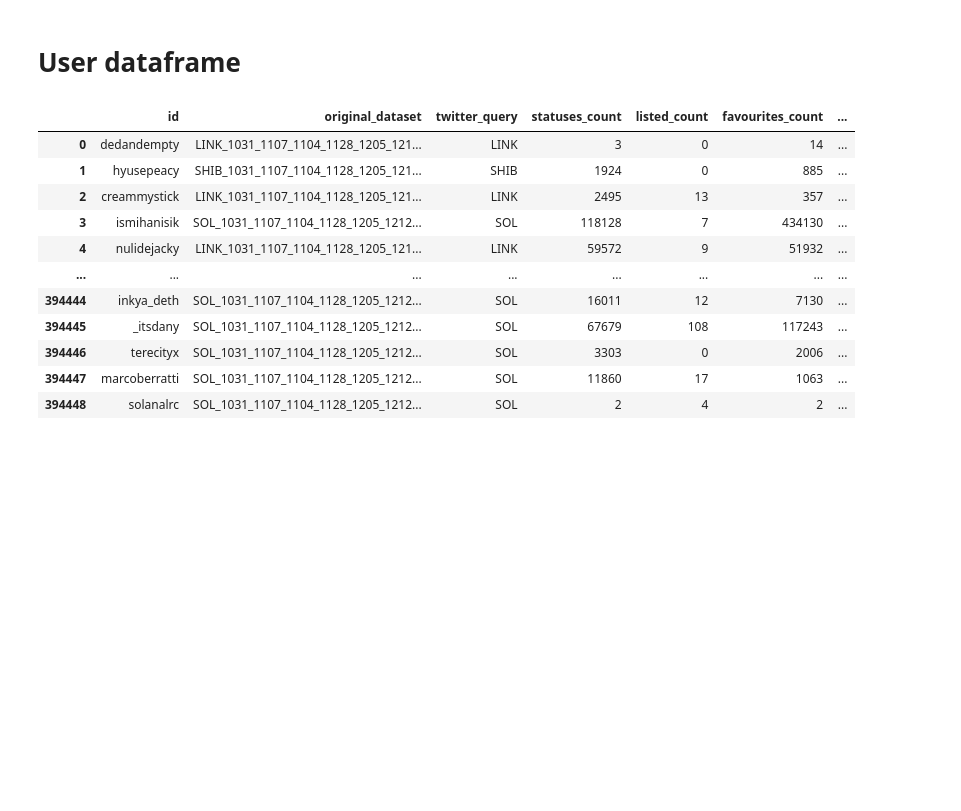
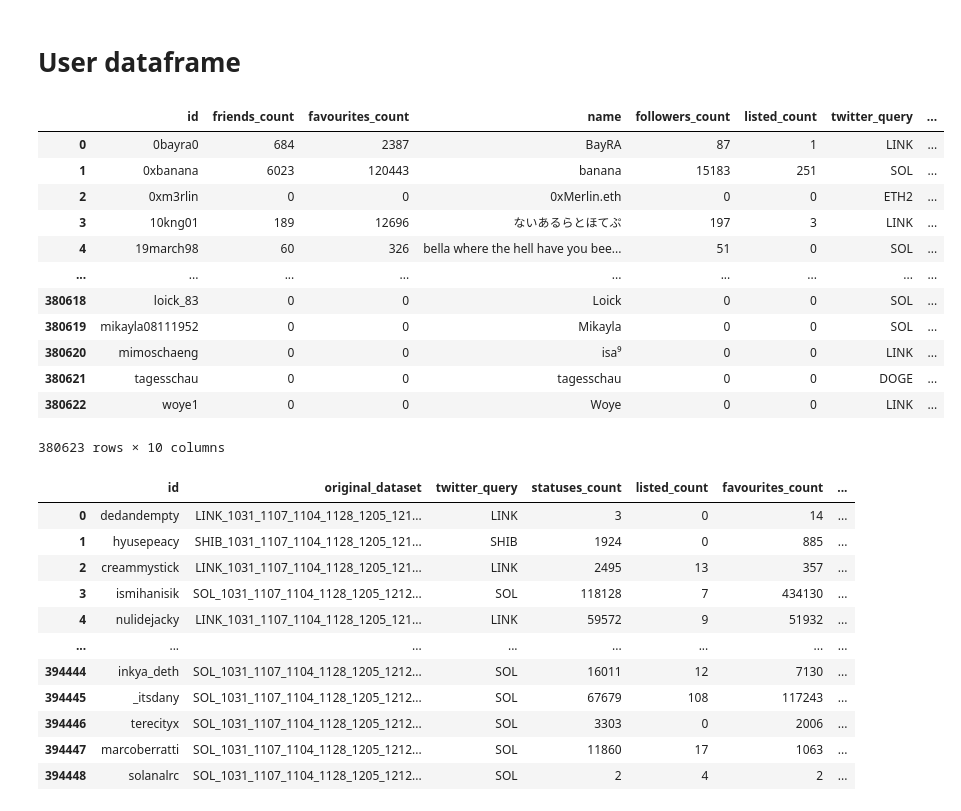
Before and after one commit to christianschwendner/coins_2122, a Jupyter notebook: Griffin_data/adjacency_matrix.ipynb, the cells around one changed output. Cells and saved outputs as stored; diff of their text form; code cells hidden in the pictures; blank space fills up the shorter version.

```diff
--- a/Griffin_data/adjacency_matrix.ipynb
+++ b/Griffin_data/adjacency_matrix.ipynb
@@ -46,6 +46,29 @@ df
 187926 rows × 12 columns
 # %% [markdown]
 # User dataframe
+# %%
+nodes_C1 = pd.read_csv('nodes_C1.csv')
+nodes_C2 = pd.read_csv('nodes_C2.csv')
+nodes_C0 = pd.read_csv('nodes_C0.csv')
+
+node_files = [nodes_C2, nodes_C0]
+
+time_series = nodes_C1.append(node_files, ignore_index=True)
+time_series
+# %% [output]
+|  | id | friends_count | favourites_count | name | followers_count | listed_count | twitter_query | ... |
+| 0 | 0bayra0 | 684 | 2387 | BayRA | 87 | 1 | LINK | ... |
+| 1 | 0xbanana | 6023 | 120443 | banana | 15183 | 251 | SOL | ... |
+| 2 | 0xm3rlin | 0 | 0 | 0xMerlin.eth | 0 | 0 | ETH2 | ... |
+| 3 | 10kng01 | 189 | 12696 | ないあるらとほてぷ | 197 | 3 | LINK | ... |
+| 4 | 19march98 | 60 | 326 | bella where the hell have you bee... | 51 | 0 | SOL | ... |
+| ... | ... | ... | ... | ... | ... | ... | ... | ... |
+| 380618 | loick_83 | 0 | 0 | Loick | 0 | 0 | SOL | ... |
+| 380619 | mikayla08111952 | 0 | 0 | Mikayla | 0 | 0 | SOL | ... |
+| 380620 | mimoschaeng | 0 | 0 | isa⁹ | 0 | 0 | LINK | ... |
+| 380621 | tagesschau | 0 | 0 | tagesschau | 0 | 0 | DOGE | ... |
+| 380622 | woye1 | 0 | 0 | Woye | 0 | 0 | LINK | ... |
+380623 rows × 10 columns
 # %%
 time_series_C0 = pd.read_csv('KeyWords_Final/time_series_C0.csv')
 time_series_C1 = pd.read_csv('KeyWords_Final/time_series_C1.csv')
```
Also changed, not shown: parts of 10 cells of this notebook, 30 other files.
